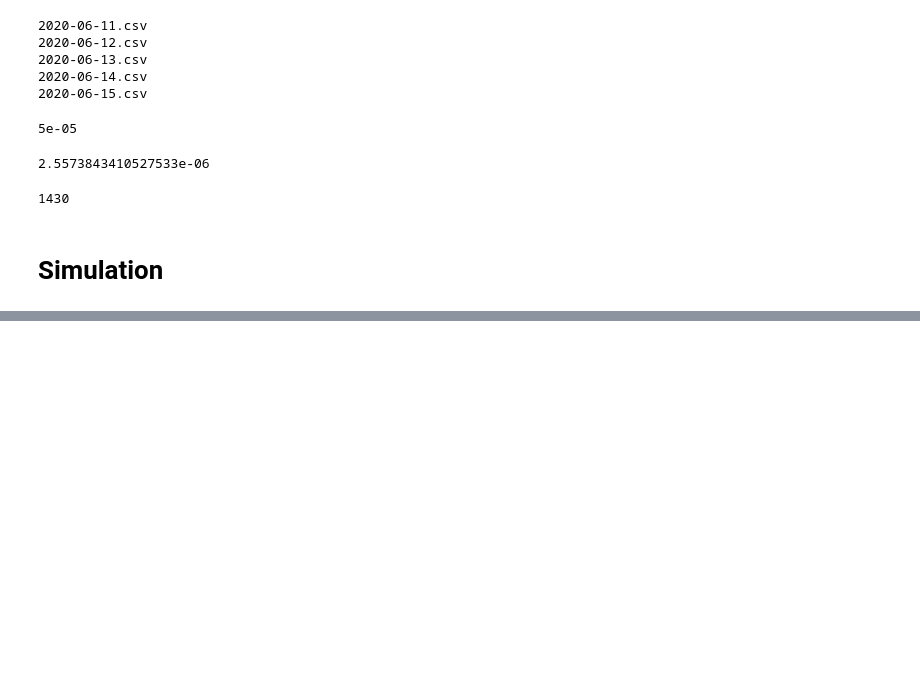
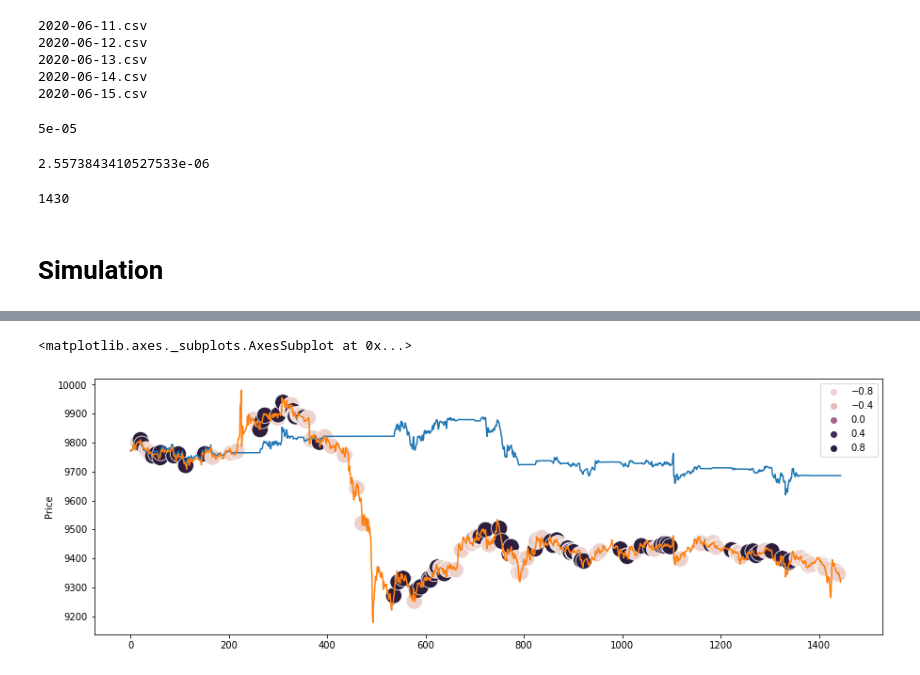
Before and after one commit to nathanielCherian/palantir, a Jupyter notebook: notebooks/5-para.ipynb, the cells around one changed output, grey strips where cells are left out. Cells and saved outputs as stored; diff of their text form; code cells hidden in the pictures; blank space fills up the shorter version.

```diff
--- a/notebooks/5-para.ipynb
+++ b/notebooks/5-para.ipynb
@@ -207 +207,17 @@ game.play()
 1445 rows × 7 columns
+# %%
+import matplotlib.pyplot as plt
+import seaborn as sns
+
+fig, ax = plt.subplots(figsize=(15,5))
+
+sns.lineplot(x=range(len(game.history)), y=game.history['Capital($)'], ax=ax)
+sns.lineplot(x=range(len(game.history)), y=game.history['Price'], ax=ax)
+sns.scatterplot(x=game.history[game.history['Action'] != 0].index,
+                y=game.history[game.history['Action'] != 0]['Price'],
+                hue=game.history[game.history['Action'] != 0]['Trade'] * game.history[game.history['Action'] != 0]['Action'],
+               ax=ax,
+               s=300,)
+# %% [output]
+<matplotlib.axes._subplots.AxesSubplot at 0x...>
+[figure, added]
```
Also changed, not shown: parts of 10 cells of this notebook, 5 other files.
